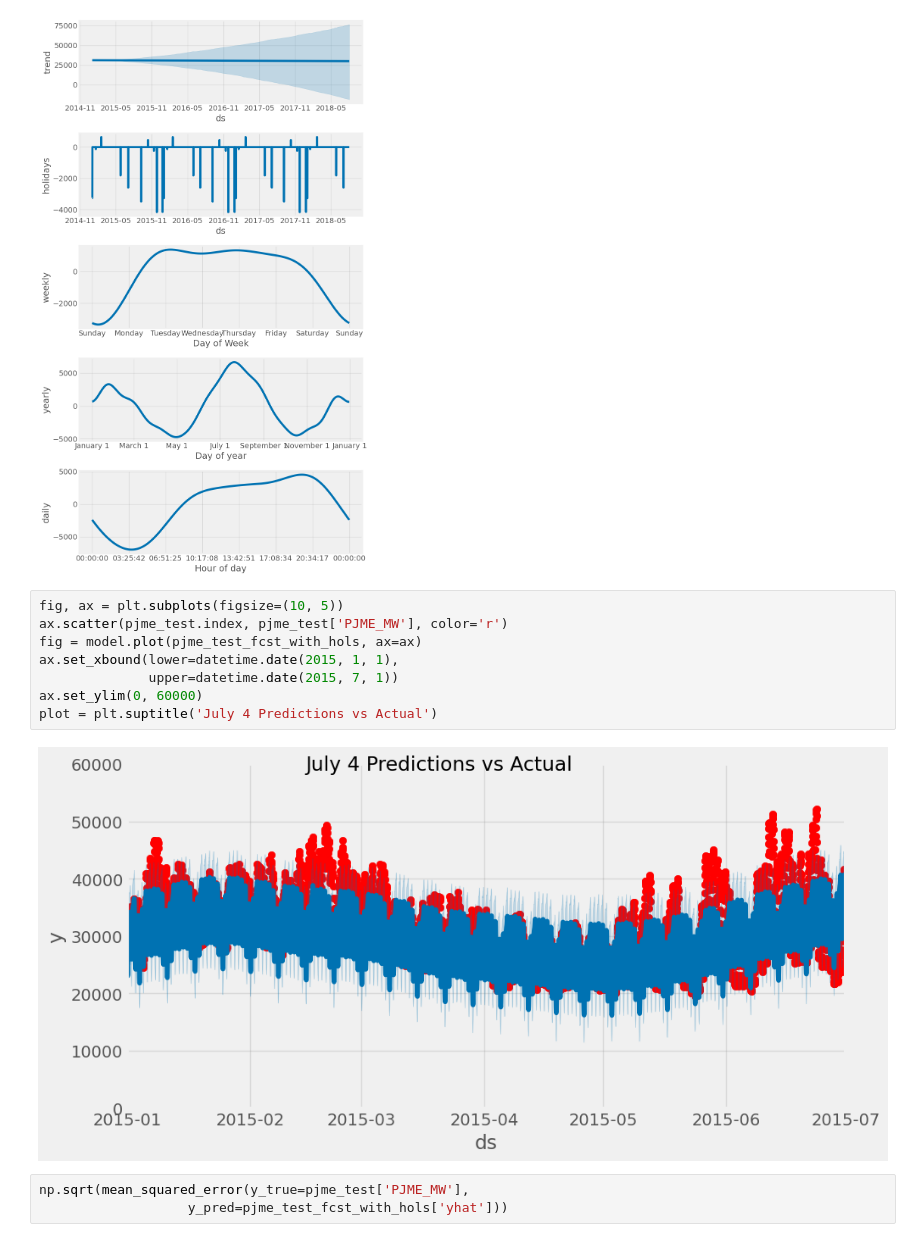
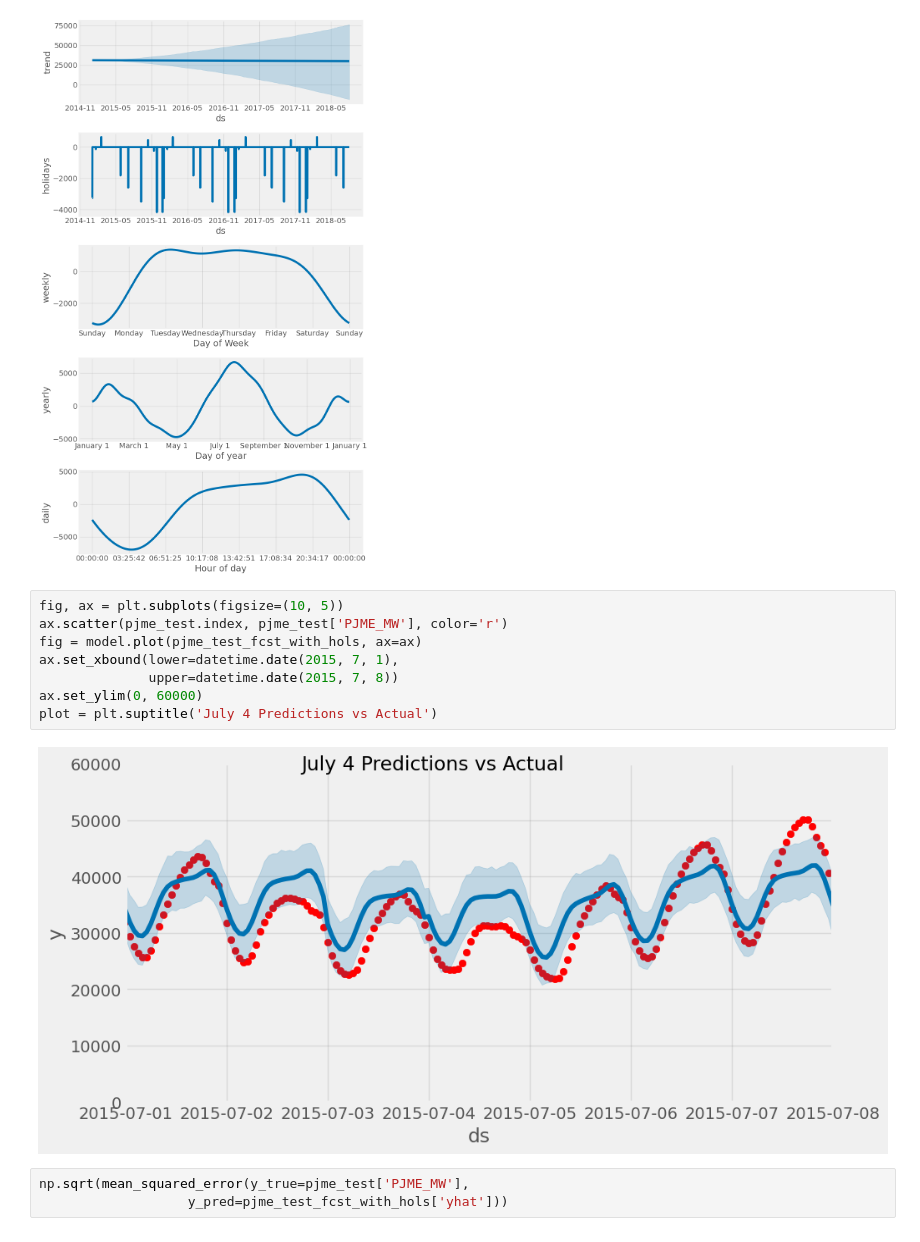
Before and after one commit to RaminVali/Time_Series_Project, a Jupyter notebook: Prep/Forcasting with FB Prophet.ipynb, the cells around one changed output. Cells and saved outputs as stored; diff of their text form.

```diff
--- a/Prep/Forcasting with FB Prophet.ipynb
+++ b/Prep/Forcasting with FB Prophet.ipynb
@@ -254,13 +254,13 @@ plt.show()
 # %%
 fig, ax = plt.subplots(figsize=(10, 5))
 ax.scatter(pjme_test.index, pjme_test['PJME_MW'], color='r')
 fig = model.plot(pjme_test_fcst_with_hols, ax=ax)
-ax.set_xbound(lower=datetime.date(2015, 1, 1),
-              upper=datetime.date(2015, 7, 1))
+ax.set_xbound(lower=datetime.date(2015, 7, 1),
+              upper=datetime.date(2015, 7, 8))
 ax.set_ylim(0, 60000)
 plot = plt.suptitle('July 4 Predictions vs Actual')
 # %% [output]
-[figure, old version]
+[figure, new version]
 # %%
 np.sqrt(mean_squared_error(y_true=pjme_test['PJME_MW'],
                    y_pred=pjme_test_fcst_with_hols['yhat']))
```
Also changed, not shown: parts of 3 cells of this notebook.
